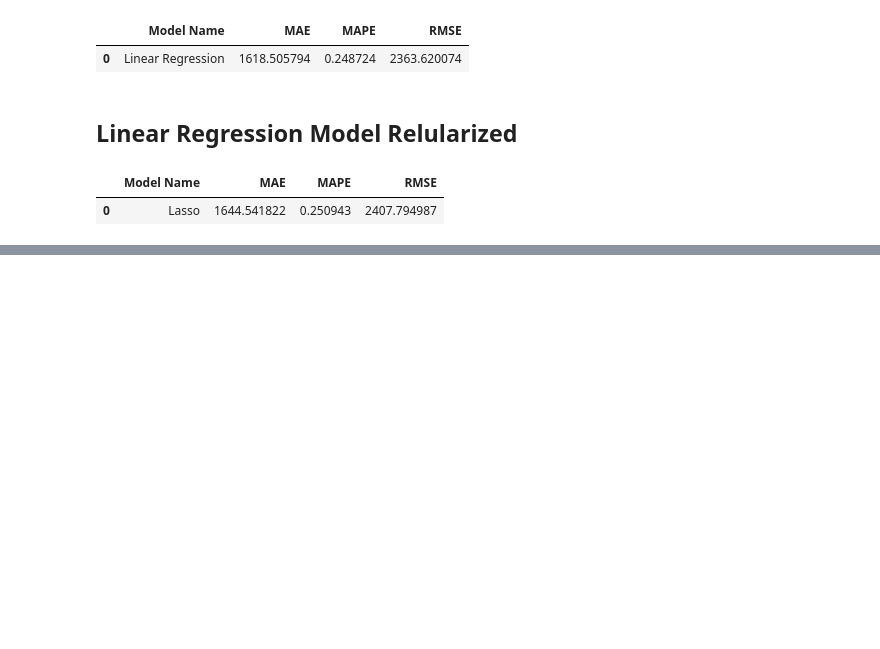
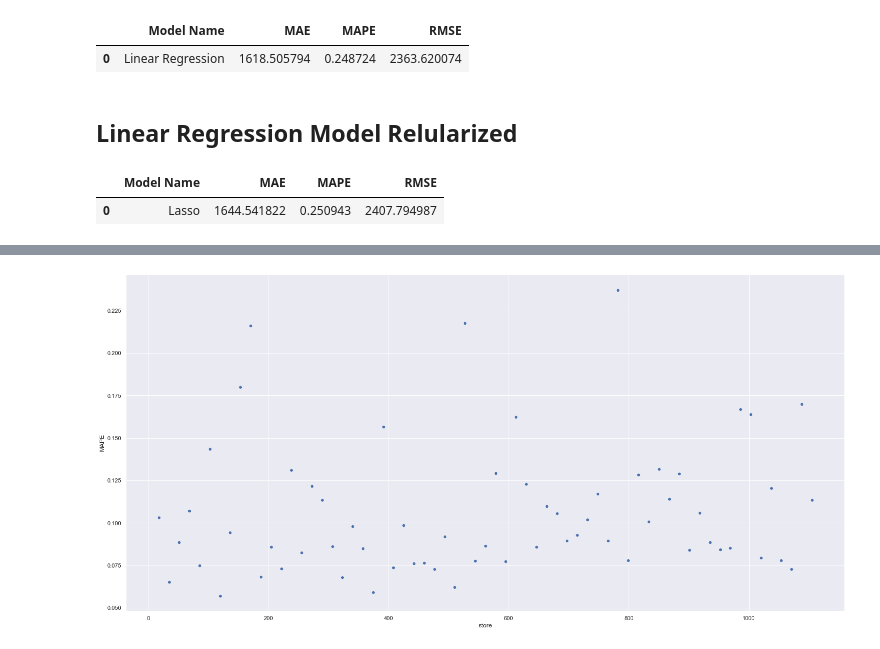
Before and after one commit to enerdb/Store-Sales-Prediction, a Jupyter notebook: store_sales_prediction.ipynb, the cells around one changed output, grey strips where cells are left out. Saved outputs shown, nothing was run; the diff lists cells and outputs as text; code cells hidden in the pictures; blank space fills up the shorter version.

```diff
--- a/store_sales_prediction.ipynb
+++ b/store_sales_prediction.ipynb
@@ -796,0 +920,9 @@ lrr_result
+# %%
+random_grid  = {
+    'n_estimators': [50, 80, 100, 150, 200, 350, 500, 900, 1300, 1700],
+    'max_features': ['auto', 'sqrt'],
+    'max_depth': [10, 20, 30, 40, 50, 60, 70, 80, 90, 100, None],
+    'min_samples_split': [2, 5, 10],
+    'min_samples_leaf': [1, 2, 4],
+    'bootstrap': [True, False]
+}
@@ -796,0 +957,5 @@ lrr_result
+# %%
+    yhat_rf_hpt = rf_random.predict(X_test)
+
+    rf_result = ml_error('Random Forest HPT', np.expm1(y_test), np.expm1(yhat_rf_hpt))
+    rf_result
@@ -796,0 +967,6 @@ lrr_result
+# %%
+df7 =  df6[df6['date'] >= train_date_limit ][cols_selected_boruta_full]
+
+# rescale
+df7['sales'] = np.expm1(df7['sales'])
+df7['predictions'] = np.expm1(yhat_rf_hpt)
@@ -796,0 +975,18 @@ lrr_result
+# %%
+# quantify sales in the entire period
+# sum of predictions
+df7_grouped = df7[['store', 'predictions']].groupby('store').sum().reset_index()
+
+# MAE and MAPE
+aux1 = df7[['store', 'sales', 'predictions']].groupby('store').apply(lambda x: mean_absolute_error(x['sales'], x['predictions'])).reset_index().rename(columns={0:'MAE'})
+aux2 = df7[['store', 'sales', 'predictions']].groupby('store').apply(lambda x: mean_absolute_percentage_error(x['sales'], x['predictions'])).reset_index().rename(columns={0:'MAPE'})
+
+aux3 = pd.merge(aux1, aux2, how = 'inner', on = 'store')
+business = pd.merge(df7_grouped, aux3, how = 'inner', on = 'store')
+
+# Scenarios
+business['worst_scenario'] = business['predictions'] - aux3['MAE']
+business['best_scenario'] = business['predictions'] + aux3['MAE']
+
+# Reorder
+business = business[['store', 'predictions', 'worst_scenario', 'best_scenario', 'MAE', 'MAPE' ]]
@@ -796,0 +1002,5 @@ lrr_result
+# %%
+if showgraphics:
+    sns.scatterplot(x= 'store', y = 'MAPE', data = business)
+# %% [output]
+[figure, added]
```
Also changed, not shown: parts of 30 cells of this notebook.
